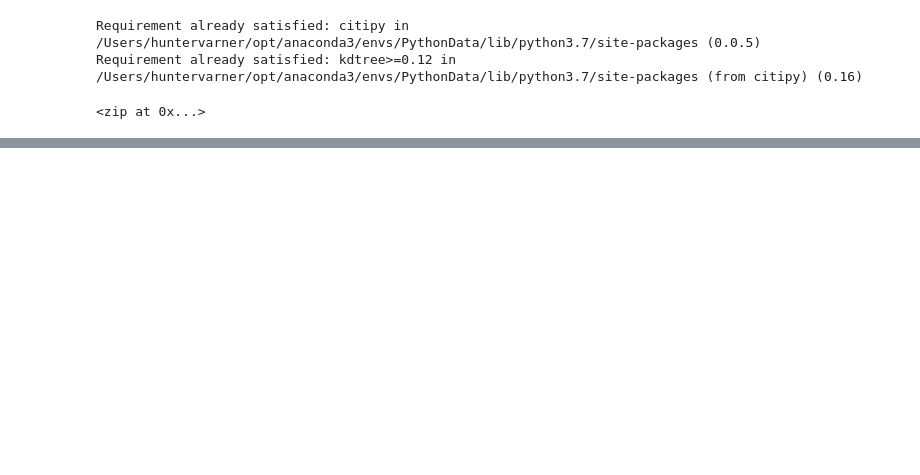
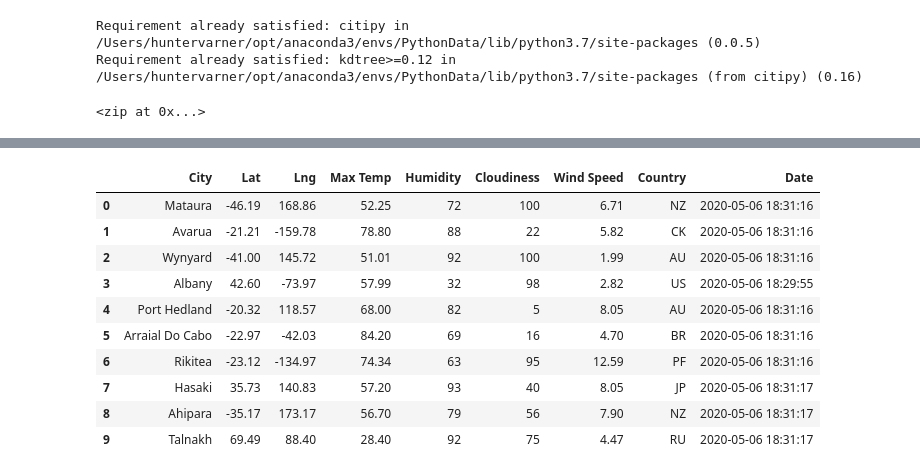
Before and after one commit to mhvarner/World_Weather_Analysis, a Jupyter notebook: WeatherPy.ipynb, the cells around one changed output, grey strips where cells are left out. Saved outputs shown, nothing was run; the diff lists cells and outputs as text; code cells hidden in the pictures; blank space fills up the shorter version.

```diff
--- a/WeatherPy.ipynb
+++ b/WeatherPy.ipynb
@@ -73,0 +168,16 @@ alaverdi
+# %%
+# Convert the array of dictionaries to a Pandas DataFrame
+city_data_df = pd.DataFrame(city_data)
+city_data_df.head(10)
+# %% [output]
+|  | City | Lat | Lng | Max Temp | Humidity | Cloudiness | Wind Speed | Country | Date |
+| 0 | Mataura | -46.19 | 168.86 | 52.25 | 72 | 100 | 6.71 | NZ | 2020-05-06 18:31:16 |
+| 1 | Avarua | -21.21 | -159.78 | 78.80 | 88 | 22 | 5.82 | CK | 2020-05-06 18:31:16 |
+| 2 | Wynyard | -41.00 | 145.72 | 51.01 | 92 | 100 | 1.99 | AU | 2020-05-06 18:31:16 |
+| 3 | Albany | 42.60 | -73.97 | 57.99 | 32 | 98 | 2.82 | US | 2020-05-06 18:29:55 |
+| 4 | Port Hedland | -20.32 | 118.57 | 68.00 | 82 | 5 | 8.05 | AU | 2020-05-06 18:31:16 |
+| 5 | Arraial Do Cabo | -22.97 | -42.03 | 84.20 | 69 | 16 | 4.70 | BR | 2020-05-06 18:31:16 |
+| 6 | Rikitea | -23.12 | -134.97 | 74.34 | 63 | 95 | 12.59 | PF | 2020-05-06 18:31:16 |
+| 7 | Hasaki | 35.73 | 140.83 | 57.20 | 93 | 40 | 8.05 | JP | 2020-05-06 18:31:17 |
+| 8 | Ahipara | -35.17 | 173.17 | 56.70 | 79 | 56 | 7.90 | NZ | 2020-05-06 18:31:17 |
+| 9 | Talnakh | 69.49 | 88.40 | 28.40 | 92 | 75 | 4.47 | RU | 2020-05-06 18:31:17 |
```
Also changed, not shown: parts of 8 cells of this notebook.
